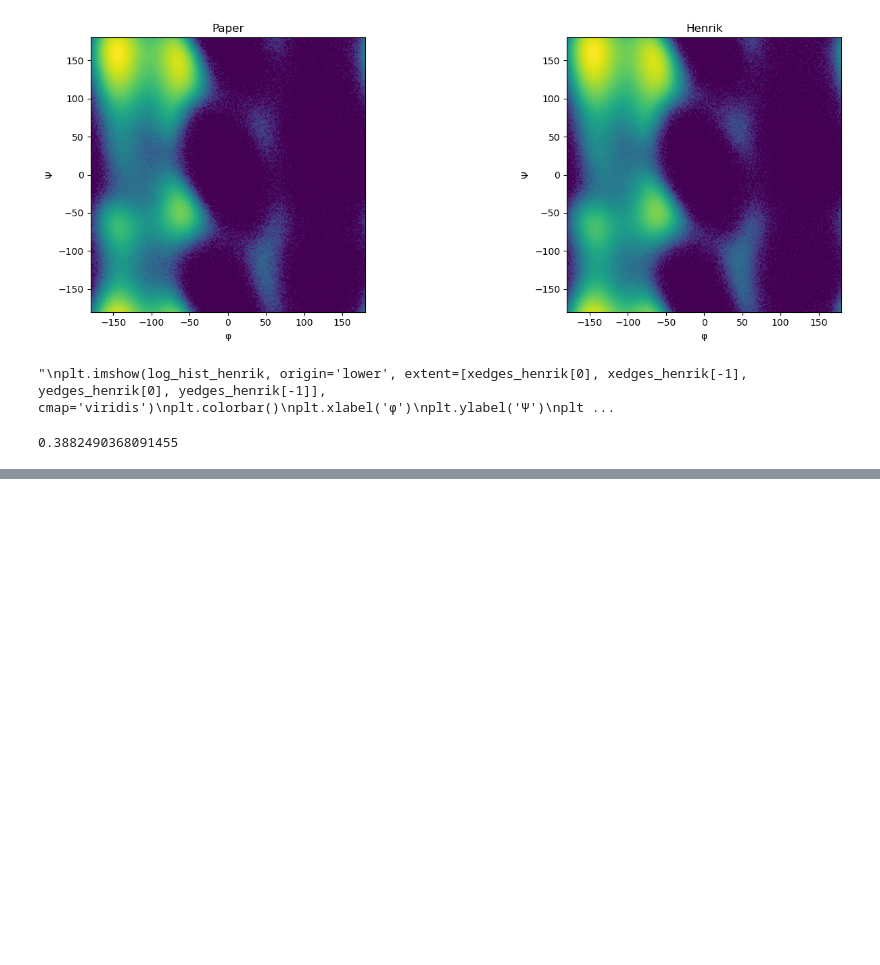
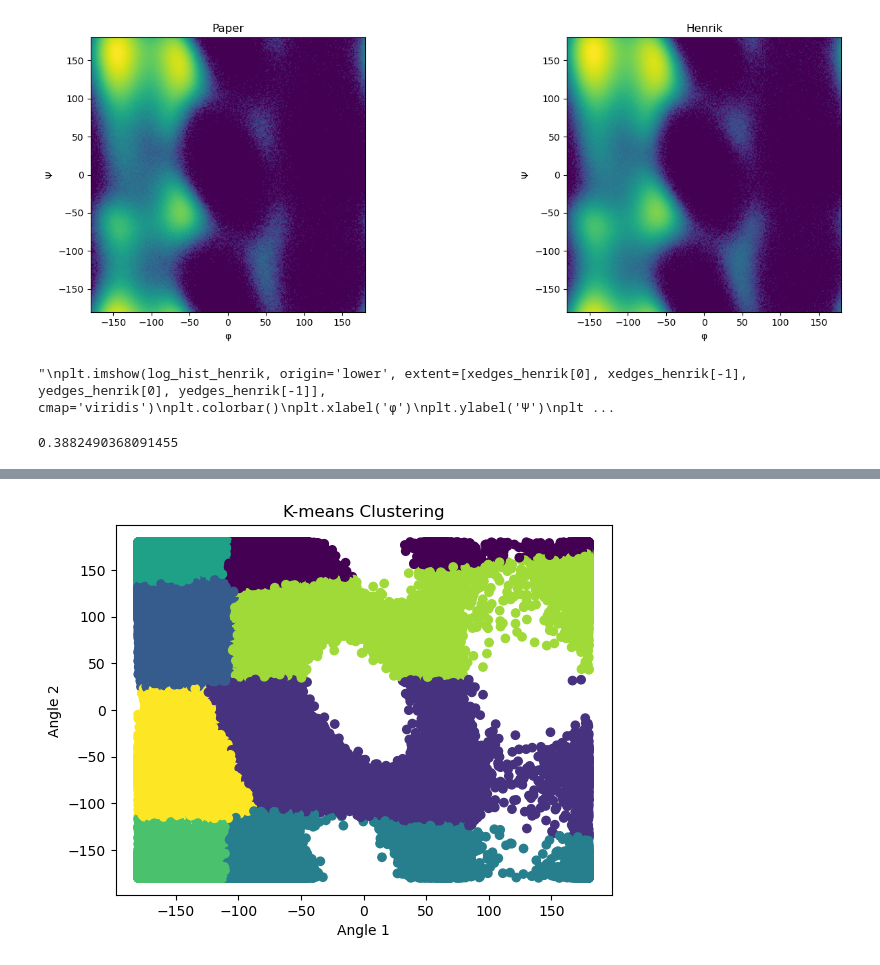
Before and after one commit to balu1029/gnn_uncertainty, a Jupyter notebook: datasets/helper/cv_visualizer.ipynb, the cells around one changed output, grey strips where cells are left out. Drawn from its saved outputs; the diff is of its cells as text; code cells hidden in the pictures; blank space fills up the shorter version.

```diff
--- a/datasets/helper/cv_visualizer.ipynb
+++ b/datasets/helper/cv_visualizer.ipynb
@@ -187,0 +208,20 @@ plt.show()
+# %%
+from sklearn.cluster import KMeans
+n = 8
+dihedral_angles = np.array([psi_henrik, phi_henrik]).T
+
+# Perform K-means clustering
+kmeans = KMeans(n_clusters=n)
+kmeans.fit(dihedral_angles)
+
+# Get the cluster labels
+labels = kmeans.labels_
+
+# Plot the clusters
+plt.scatter(dihedral_angles[:, 0], dihedral_angles[:, 1], c=labels, cmap='viridis')
+plt.xlabel('Angle 1')
+plt.ylabel('Angle 2')
+plt.title('K-means Clustering')
+plt.show()
+# %% [output]
+[figure, added]
```
Also changed, not shown: parts of 6 cells of this notebook.
